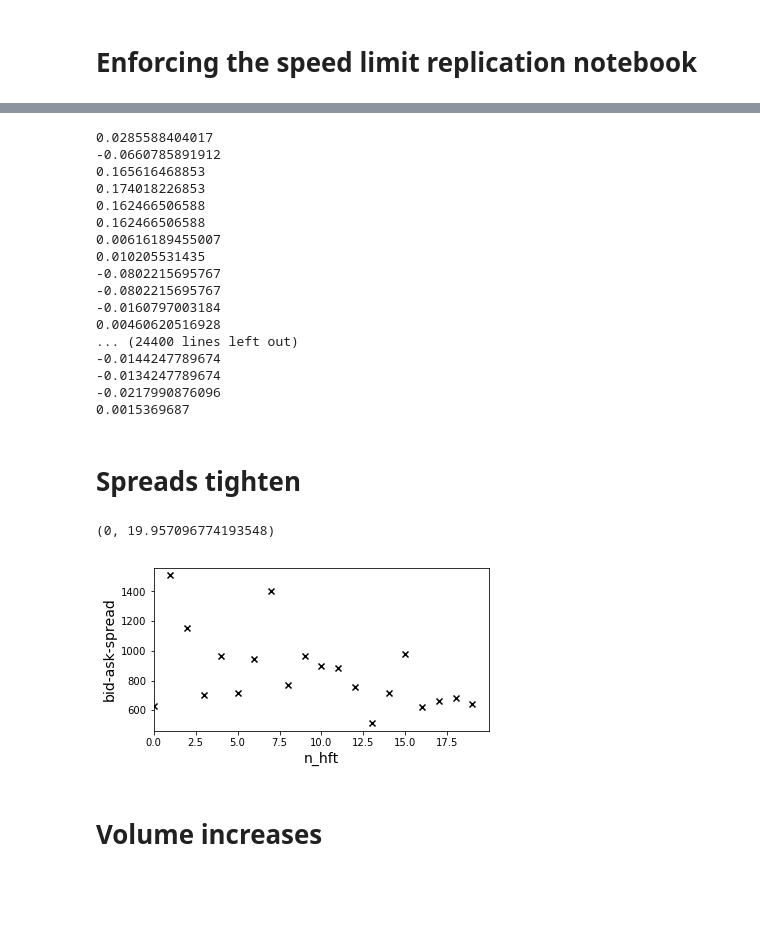
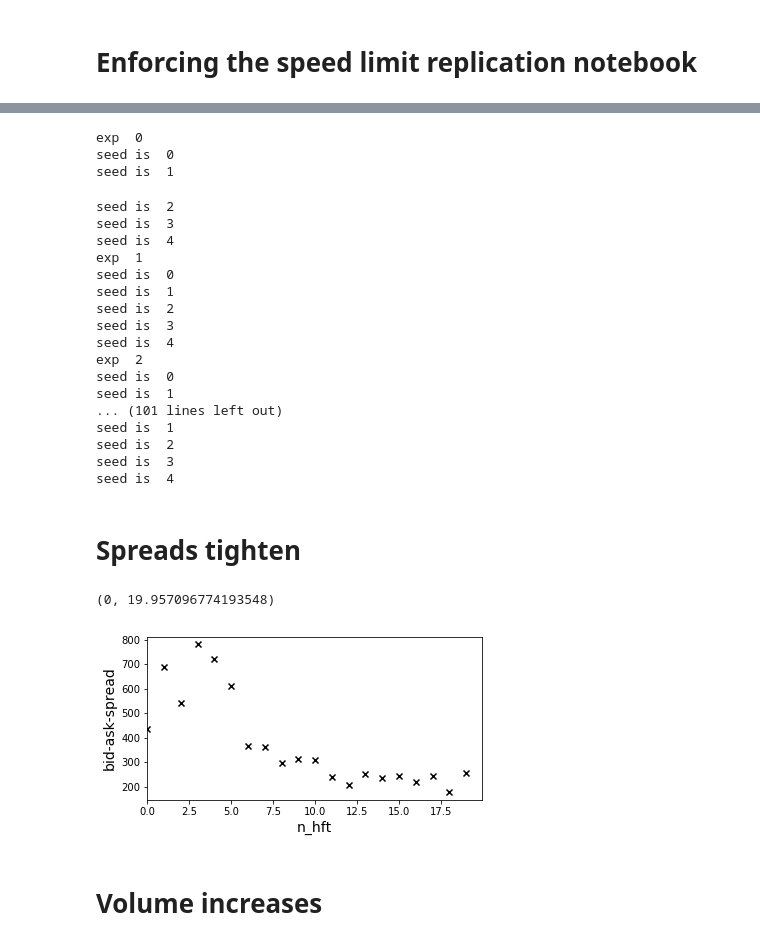
Before and after one commit to joerischasfoort/hfm-abm, a Jupyter notebook: experiments.ipynb, the cells around one changed output, grey strips where cells are left out. Saved outputs shown, nothing was run; the diff lists cells and outputs as text; code cells hidden in the pictures; blank space fills up the shorter version.

```diff
--- a/experiments.ipynb
+++ b/experiments.ipynb
@@ -46,3 +43,0 @@ parameters = {
-# %%
-# 1 initalise model objects
-high_frequency_traders, low_frequency_traders, orderbook = init_objects(parameters)
@@ -55,52 +52,69 @@ lfts = []
 obs = []
 for n_hft in range(20):
     parameters["n_hft"] = n_hft
-    high_frequency_traders, low_frequency_traders, orderbook = init_objects(parameters)
-    high_frequency_traders, low_frequency_traders, orderbook = hft_model(high_frequency_traders, low_frequency_traders, orderbook, parameters, seed=1)
-    hfms.append(high_frequency_traders)
-    lfts.append(low_frequency_traders)
-    obs.append(orderbook)
+    print('exp ', n_hft)
+    hfms_seed = []
+    lfts_seed = []
+    obs_seed = []
+    for seed in range(NRUNS): # optional, remove tqdm(), it is used for the progress bar
+        print('seed is ', seed)
+        high_frequency_traders, low_frequency_traders, orderbook = init_objects(parameters)
+        hft, lft, ob = hft_model(high_frequency_traders, low_frequency_traders, orderbook, parameters, seed)
+        hfms_seed.append(hft)
+        lfts_seed.append(lft)
+        obs_seed.append(ob)
+
+    hfms.append(hfms_seed)
+    lfts.append(lfts_seed)
+    obs.append(obs_seed)
 # %% [output]
-0.0285588404017
--0.0660785891912
-0.165616468853
-0.174018226853
-0.162466506588
-0.162466506588
-0.00616189455007
-0.010205531435
--0.0802215695767
--0.0802215695767
--0.0160797003184
-0.00460620516928
-... (24400 lines left out)
--0.0144247789674
--0.0134247789674
--0.0217990876096
-0.0015369687
+exp  0
+seed is  0
+seed is  1
+seed is  2
+seed is  3
+seed is  4
+exp  1
+seed is  0
+seed is  1
+seed is  2
+seed is  3
+seed is  4
+exp  2
+seed is  0
+seed is  1
+... (101 lines left out)
+seed is  1
+seed is  2
+seed is  3
+seed is  4
 # %% [markdown]
 # Spreads tighten
 # %%
-mean_bid_asks = []
-for ob in obs:
-    bid_ask = [(ask - bid / np.mean(ask - bid)) / 2 for bid, ask in zip(ob.highest_bid_price_history, ob.lowest_ask_price_history)]
-    # quoted bid_ask_spread = (Ask - Bid / Mid) / 2
-    bid_ask = list(filter(lambda x: x >0, bid_ask))
-    mean_bid_asks.append(np.mean(bid_ask))
+def av_bid_asks(orderbooks):
+    mean_bid_asks = []
+    for ob in orderbooks:
+        bid_ask = [(ask - bid / np.mean(ask - bid)) / 2 for bid, ask in zip(ob.highest_bid_price_history, ob.lowest_ask_price_history)]
+        # quoted bid_ask_spread = (Ask - Bid / Mid) / 2
+        bid_ask = list(filter(lambda x: x >0, bid_ask))
+        mean_bid_asks.append(np.mean(bid_ask))
+    return mean_bid_asks
+# %%
+average_bid_asks = [av_bid_asks(orderbooks) for orderbooks in obs]
 # %%
 fig, ax1 = plt.subplots(1, 1, figsize=(6,3))
 
-ax1.scatter(range(len(mean_bid_asks)), mean_bid_asks, c='k', marker='x', label='Bid-ask')
+ax1.scatter(range(len(average_bid_asks)), [np.mean(bid_asks) for bid_asks in average_bid_asks], c='k', marker='x', label='Bid-ask')
 
 #ax1.legend(frameon=True, loc='best', framealpha=0.8)
 
 ax1.set_ylabel('bid-ask-spread', fontsize='14')
 ax1.set_xlabel('n_hft', fontsize='14')
 ax1.set_xlim(xmin=0)
 #fig.savefig('auto_correlation.png')
 # %% [output]
 (0, 19.957096774193548)
-[figure, old version]
+[figure, new version]
 # %% [markdown]
 # Volume increases
 # %%
```
Also changed, not shown: parts of 57 cells of this notebook, 5 other files.
